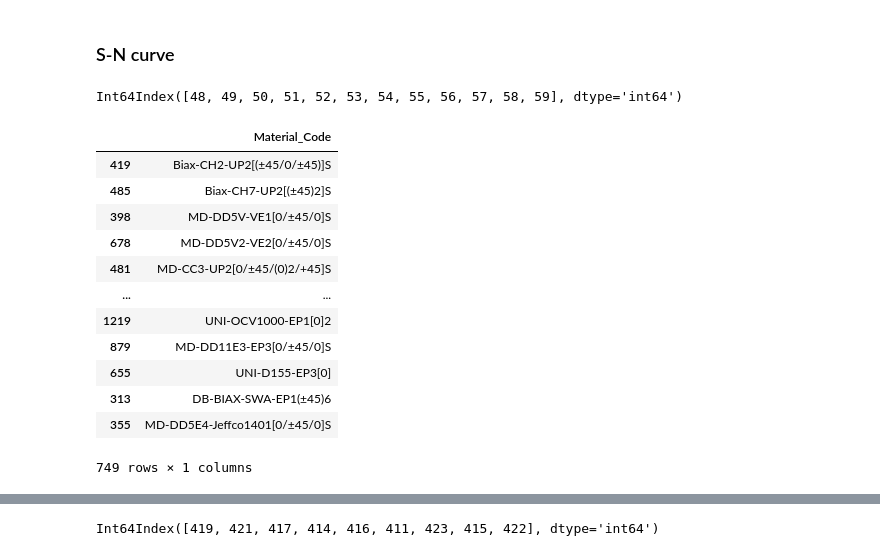
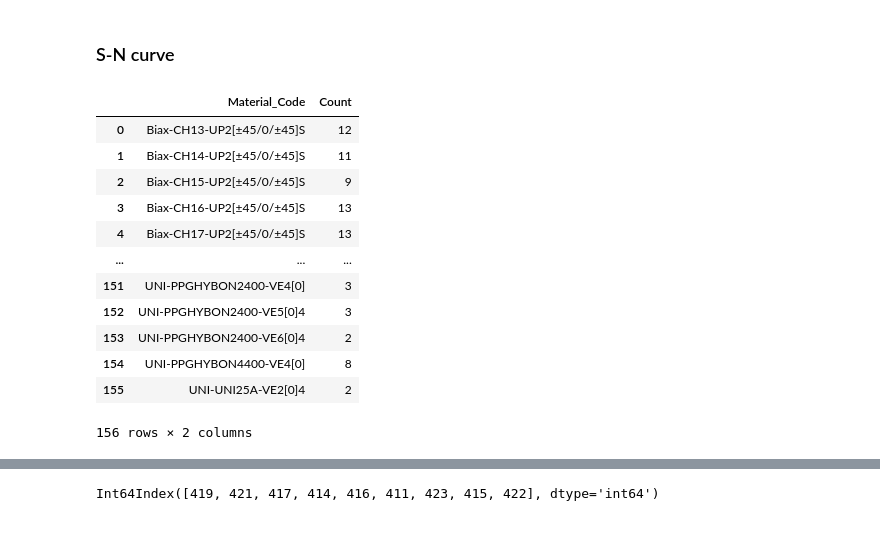
Before and after one commit to Luwen-Zhang/SNEnsemble, a Jupyter notebook: notebooks/main.ipynb, the cells around one changed output, grey strips where cells are left out. Cells and saved outputs as stored; diff of their text form; code cells hidden in the pictures.

```diff
--- a/notebooks/main.ipynb
+++ b/notebooks/main.ipynb
@@ -6,27 +10,22 @@
 
 from src.core.trainer import *
 
-trainer = load_trainer(path='../output/SNL_MSU_DOE_avg_fatigue/2022-12-02-13-16-09_base_SNL_MSU_DOE_avg_fatigue/trainer.pkl')
+trainer = load_trainer(path='output/SNL_MSU_DOE_avg_fatigue/2022-12-02-19-05-49_base_SNL_MSU_DOE_avg_fatigue/trainer.pkl')
 # %% [markdown]
 ### S-N curve
-# %%
-# material_code = trainer._get_material_code(select_indices='retain', unique=True)
-trainer._select_by_material_code(code='Biax-CH13-UP2[±45/0/±45]S')
-# %% [output]
-Int64Index([48, 49, 50, 51, 52, 53, 54, 55, 56, 57, 58, 59], dtype='int64')
 # %%
-trainer.get_material_code(unique=False, partition='train')
+trainer.get_material_code(unique=True)
 # %% [output]
-|  | Material_Code |
-| 419 | Biax-CH2-UP2[(±45/0/±45)]S |
-| 485 | Biax-CH7-UP2[(±45)2]S |
-| 398 | MD-DD5V-VE1[0/±45/0]S |
-| 678 | MD-DD5V2-VE2[0/±45/0]S |
-| 481 | MD-CC3-UP2[0/±45/(0)2/+45]S |
-| ... | ... |
-| 1219 | UNI-OCV1000-EP1[0]2 |
-| 879 | MD-DD11E3-EP3[0/±45/0]S |
-| 655 | UNI-D155-EP3[0] |
-| 313 | DB-BIAX-SWA-EP1(±45)6 |
-| 355 | MD-DD5E4-Jeffco1401[0/±45/0]S |
+|  | Material_Code | Count |
+| 0 | Biax-CH13-UP2[±45/0/±45]S | 12 |
+| 1 | Biax-CH14-UP2[±45/0/±45]S | 11 |
+| 2 | Biax-CH15-UP2[±45/0/±45]S | 9 |
+| 3 | Biax-CH16-UP2[±45/0/±45]S | 13 |
+| 4 | Biax-CH17-UP2[±45/0/±45]S | 13 |
+| ... | ... | ... |
+| 151 | UNI-PPGHYBON2400-VE4[0] | 3 |
+| 152 | UNI-PPGHYBON2400-VE5[0]4 | 3 |
+| 153 | UNI-PPGHYBON2400-VE6[0]4 | 2 |
+| 154 | UNI-PPGHYBON4400-VE4[0] | 8 |
+| 155 | UNI-UNI25A-VE2[0]4 | 2 |
-749 rows × 1 columns
+156 rows × 2 columns
```
Also changed, not shown: parts of 2 cells of this notebook, 1 other file.
